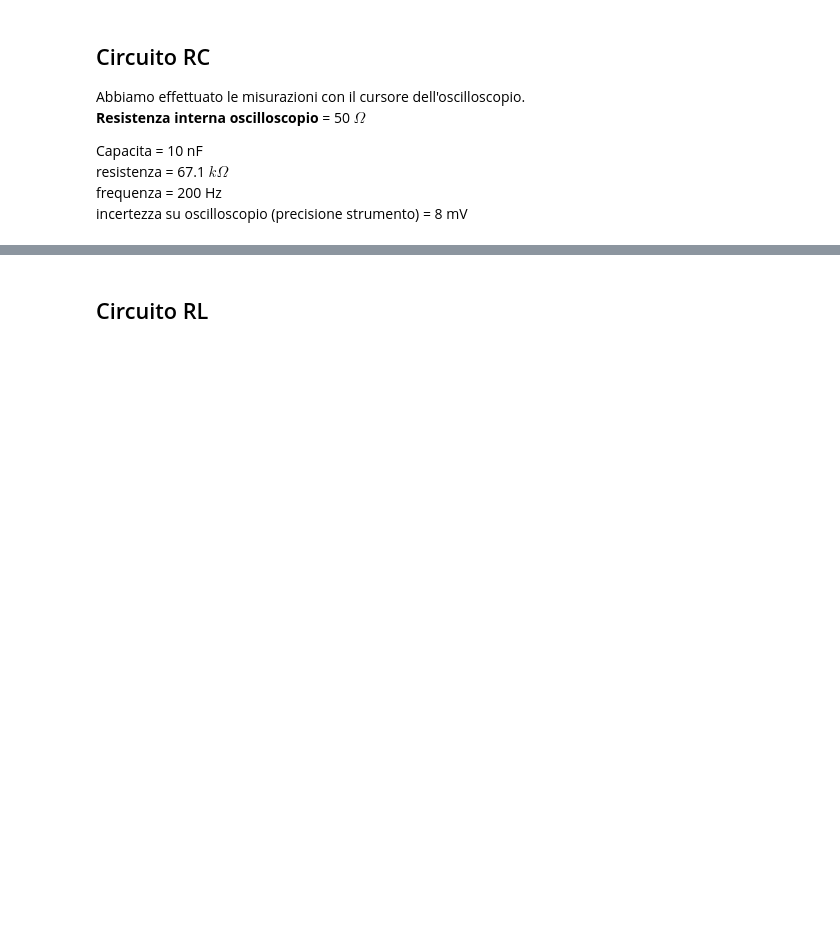
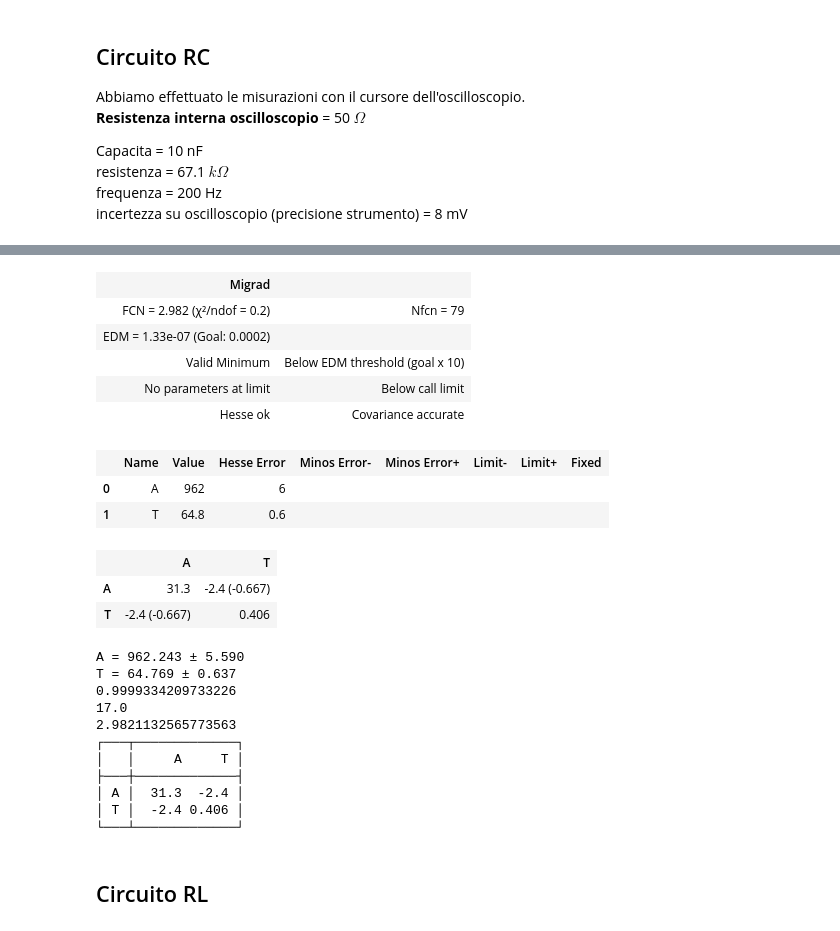
Before and after one commit to Pavar0tty/Laboratorio_2, a Jupyter notebook: Circuiti2/Analisi.ipynb, the cells around one changed output, grey strips where cells are left out. Cells and saved outputs as stored; diff of their text form; code cells hidden in the pictures; blank space fills up the shorter version.

Commit message:
Riodrinato qualche file e aggiunta libreria che per ora ci permette di fittare

```diff
--- a/Circuiti2/Analisi.ipynb
+++ b/Circuiti2/Analisi.ipynb
@@ -30,3 +32,39 @@ plt.show()
+# %%
+# prova fit dei dati con libreria
+def mod(x, A, T):
+    return A*np.exp(-x/T)
+
+par, val, ers, *other = LS_fit(tempi1, carica1, [8 for i in carica1], mod, disp=1, A=1,T=1)
+
+for p, v, e in zip(par, val, ers):
+    print(f"{p} = {v:.3f} ± {e:.3f}")
+
+for j in other:
+    print(j)
+# %% [output]
+| Migrad |  |
+| FCN = 2.982 (χ²/ndof = 0.2) | Nfcn = 79 |
+| EDM = 1.33e-07 (Goal: 0.0002) |  |
+| Valid Minimum | Below EDM threshold (goal x 10) |
+| No parameters at limit | Below call limit |
+| Hesse ok | Covariance accurate |
+|  | Name | Value | Hesse Error | Minos Error- | Minos Error+ | Limit- | Limit+ | Fixed |
+| 0 | A | 962 | 6 |  |  |  |  |  |
+| 1 | T | 64.8 | 0.6 |  |  |  |  |  |
+|  | A | T |
+| A | 31.3 | -2.4 (-0.667) |
+| T | -2.4 (-0.667) | 0.406 |
+A = 962.243 ± 5.590
+T = 64.769 ± 0.637
+0.9999334209733226
+17.0
+2.9821132565773563
+┌───┬─────────────┐
+│   │     A     T │
+├───┼─────────────┤
+│ A │  31.3  -2.4 │
+│ T │  -2.4 0.406 │
+└───┴─────────────┘
 # %% [markdown]
 ## Circuito RL
 # %% [markdown]
```
Also changed, not shown: parts of 2 cells of this notebook, 7 other files.
